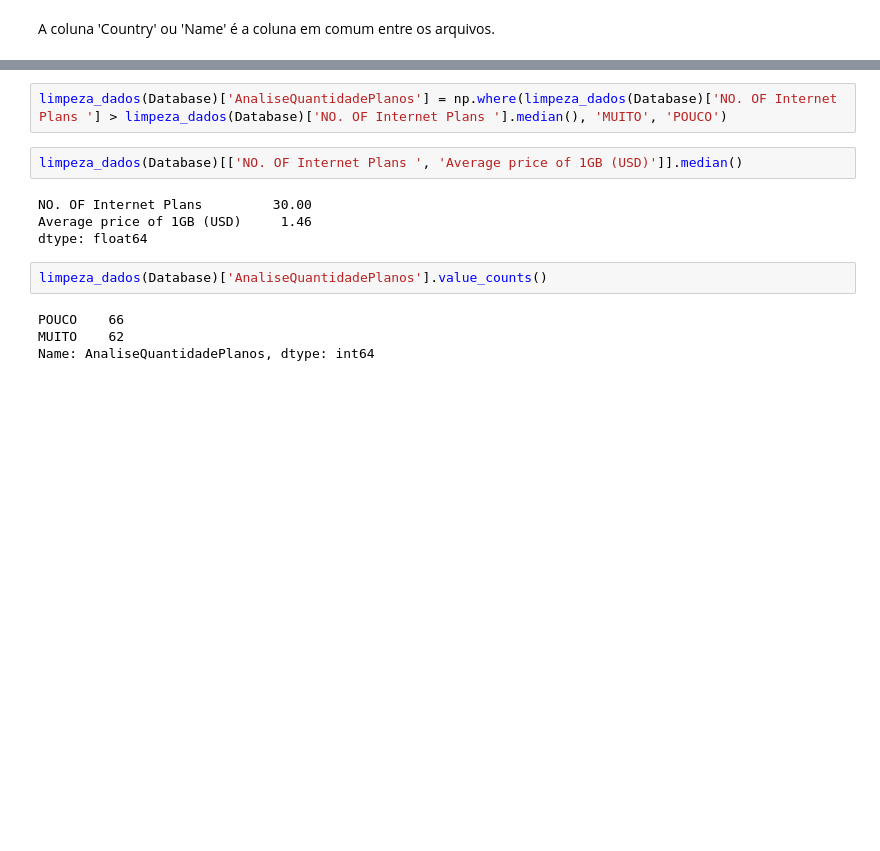
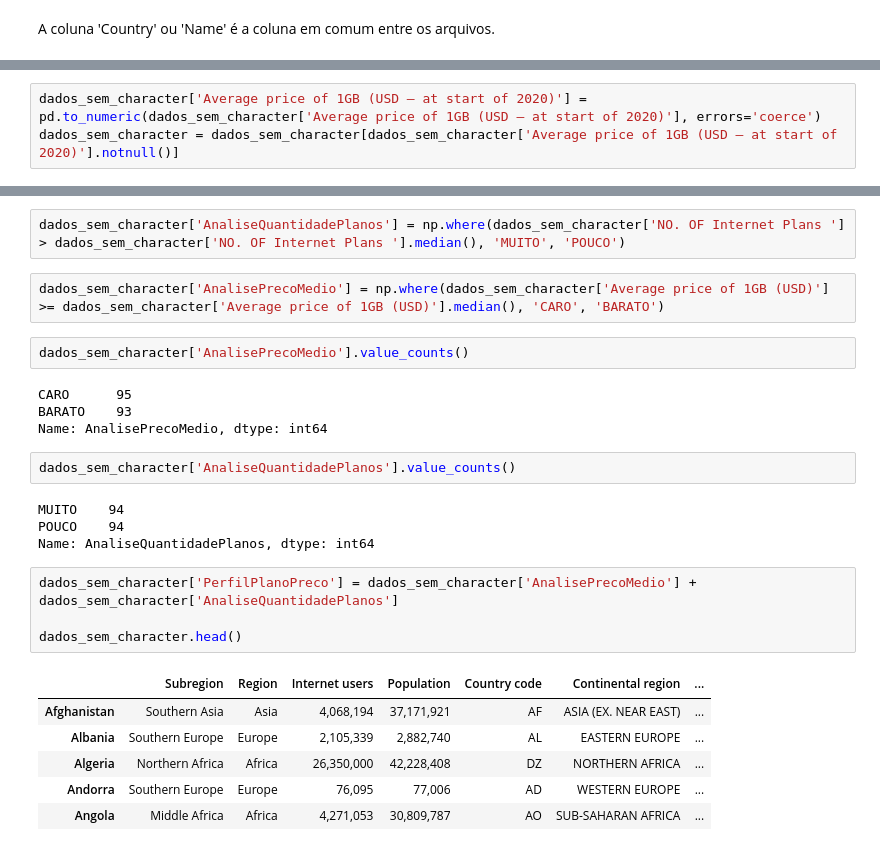
Before and after one commit to PatrickVieira1/Engenheiros-de-dados-bootcamp, a Jupyter notebook: Módulo 2/atividade2.ipynb, the cells around one changed output, grey strips where cells are left out. Saved outputs shown, nothing was run; the diff lists cells and outputs as text; blank space fills up the shorter version.

```diff
--- a/Módulo 2/atividade2.ipynb
+++ b/Módulo 2/atividade2.ipynb
@@ -118,0 +182,3 @@ limpeza_dados(Database).head()
+# %%
+dados_sem_character['Average price of 1GB (USD – at start of 2020)'] = pd.to_numeric(dados_sem_character['Average price of 1GB (USD – at start of 2020)'], errors='coerce')
+dados_sem_character = dados_sem_character[dados_sem_character['Average price of 1GB (USD – at start of 2020)'].notnull()]
@@ -119,14 +191,27 @@ limpeza_dados(Database).head()
 # %%
-limpeza_dados(Database)['AnaliseQuantidadePlanos'] = np.where(limpeza_dados(Database)['NO. OF Internet Plans '] > limpeza_dados(Database)['NO. OF Internet Plans '].median(), 'MUITO', 'POUCO')
+dados_sem_character['AnaliseQuantidadePlanos'] = np.where(dados_sem_character['NO. OF Internet Plans '] > dados_sem_character['NO. OF Internet Plans '].median(), 'MUITO', 'POUCO')
-# %%
-limpeza_dados(Database)[['NO. OF Internet Plans ', 'Average price of 1GB (USD)']].median()
-# %% [output]
-NO. OF Internet Plans         30.00
-Average price of 1GB (USD)     1.46
-dtype: float64
+# %%
+dados_sem_character['AnalisePrecoMedio'] = np.where(dados_sem_character['Average price of 1GB (USD)'] >= dados_sem_character['Average price of 1GB (USD)'].median(), 'CARO', 'BARATO')
+# %%
+dados_sem_character['AnalisePrecoMedio'].value_counts()
+# %% [output]
+CARO      95
+BARATO    93
+Name: AnalisePrecoMedio, dtype: int64
 # %%
-limpeza_dados(Database)['AnaliseQuantidadePlanos'].value_counts()
+dados_sem_character['AnaliseQuantidadePlanos'].value_counts()
 # %% [output]
-POUCO    66
-MUITO    62
+MUITO    94
+POUCO    94
 Name: AnaliseQuantidadePlanos, dtype: int64
+# %%
+dados_sem_character['PerfilPlanoPreco'] = dados_sem_character['AnalisePrecoMedio'] + dados_sem_character['AnaliseQuantidadePlanos']
+
+dados_sem_character.head()
+# %% [output]
+|  | Subregion | Region | Internet users | Population | Country code | Continental region | ... |
+| Afghanistan | Southern Asia | Asia | 4,068,194 | 37,171,921 | AF | ASIA (EX. NEAR EAST) | ... |
+| Albania | Southern Europe | Europe | 2,105,339 | 2,882,740 | AL | EASTERN EUROPE | ... |
+| Algeria | Northern Africa | Africa | 26,350,000 | 42,228,408 | DZ | NORTHERN AFRICA | ... |
+| Andorra | Southern Europe | Europe | 76,095 | 77,006 | AD | WESTERN EUROPE | ... |
+| Angola | Middle Africa | Africa | 4,271,053 | 30,809,787 | AO | SUB-SAHARAN AFRICA | ... |
```
Also changed, not shown: parts of 19 cells of this notebook, 5 other files.
